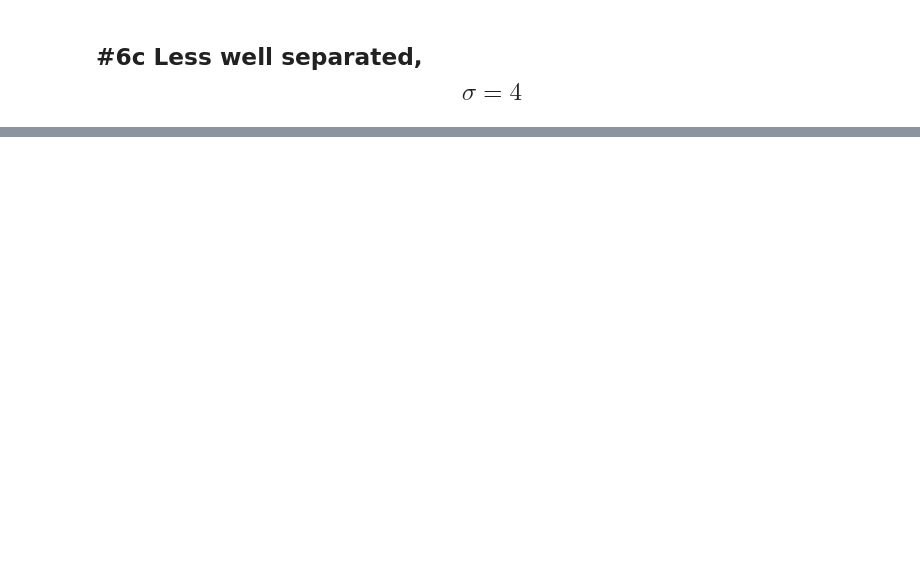
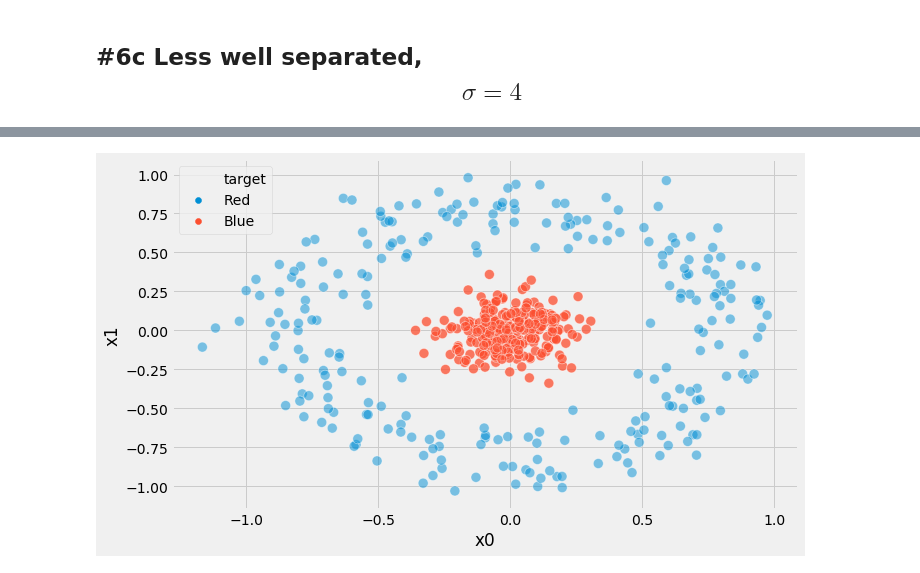
Before and after one commit to adomakor412/ML_DM, a Jupyter notebook: HW/BayesErrorIn1D.ipynb, the cells around one changed output, grey strips where cells are left out. Saved outputs shown, nothing was run; the diff lists cells and outputs as text; code cells hidden in the pictures; blank space fills up the shorter version.

```diff
--- a/HW/BayesErrorIn1D.ipynb
+++ b/HW/BayesErrorIn1D.ipynb
@@ -244,0 +295,11 @@ _=sns.scatterplot(x='x0',y='x1',hue='target', data=df,ax=ax,alpha=.5,s=100)
+# %%
+X, y = sklearn.datasets.make_circles(n_samples=500, shuffle=True, noise=1/8,
+                                     random_state=None, factor=0.8)
+df = pd.DataFrame({'x0':X.T[0],
+                   'x1':X.T[1],
+                   'y': y,
+                   'target':(np.array(['Blue','Red'])[y])})
+
+df = df[df['y']==1]
+print(df.shape)
+df.head()
@@ -244,0 +314,11 @@ _=sns.scatterplot(x='x0',y='x1',hue='target', data=df,ax=ax,alpha=.5,s=100)
+# %%
+centers = [[0, 0]]
+Blob_X, Blob_y = make_blobs(n_samples=250, n_features=2,
+        centers=centers, cluster_std=1.0/8, center_box=(-10.0, 10.0), shuffle=True, random_state=None)
+
+Blob = pd.DataFrame({'x0':Blob_X.T[0],
+                   'x1':Blob_X.T[1],
+                   'y': Blob_y,
+                   'target':(np.array(['Blue','Red'])[Blob_y])})
+print(Blob.shape)
+Blob.head()
@@ -244,0 +333,6 @@ _=sns.scatterplot(x='x0',y='x1',hue='target', data=df,ax=ax,alpha=.5,s=100)
+# %%
+df = df.append(Blob)
+fig, ax = plt.subplots(1,figsize=(10,6))
+_=sns.scatterplot(x='x0',y='x1',hue='target', data=df,ax=ax,alpha=.5,s=100)
+# %% [output]
+[figure, added]
```
Also changed, not shown: parts of 19 cells of this notebook, 2 other files.
